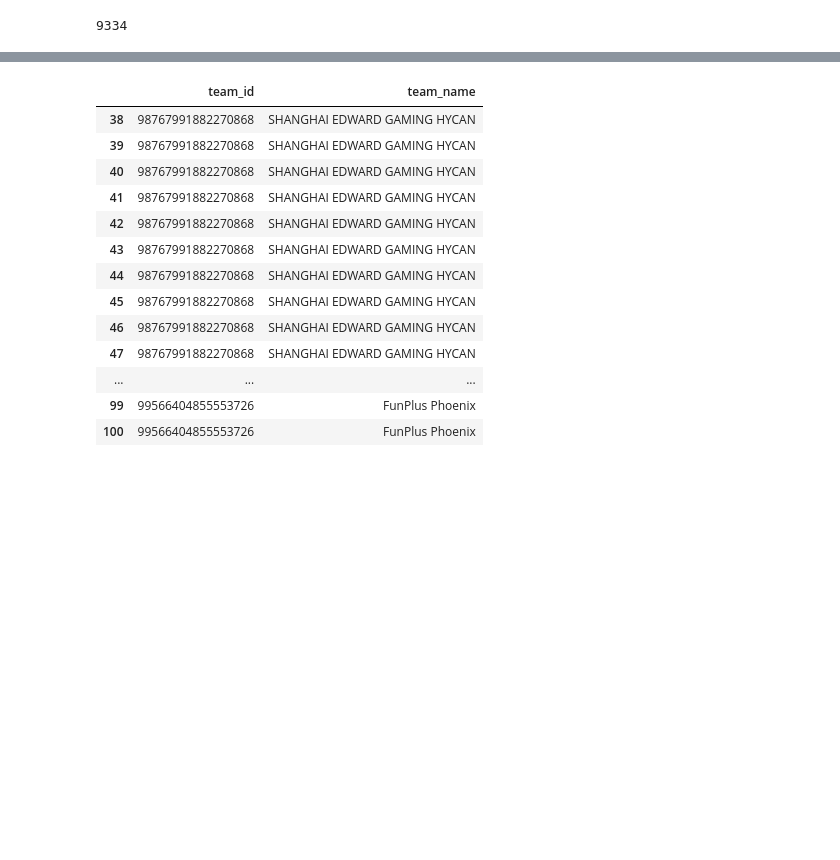
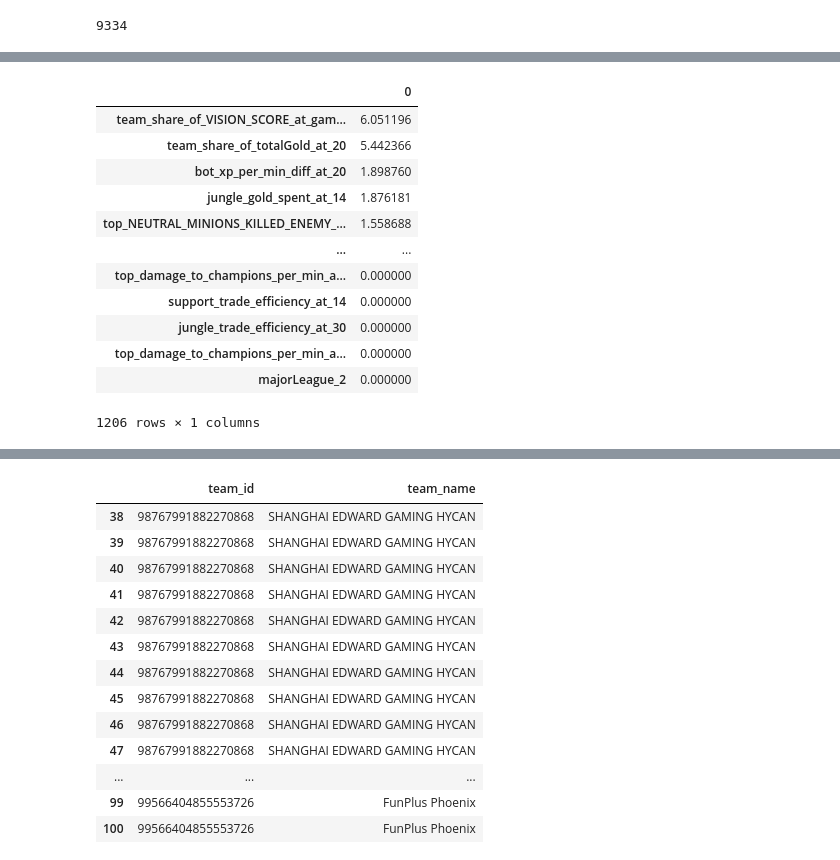
Before and after one commit to brjhsu/LeagueRankings, a Jupyter notebook: Tournaments Aggregation catDiff.ipynb, the cells around one changed output, grey strips where cells are left out. Drawn from its saved outputs; the diff is of its cells as text; code cells hidden in the pictures; blank space fills up the shorter version.

```diff
--- a/Tournaments Aggregation catDiff.ipynb
+++ b/Tournaments Aggregation catDiff.ipynb
@@ -302,8 +365,17 @@ print(f"Baseline accuracy domestic: {accuracy_score(y_test[~international_ix_tes
 # %%
 # Check the feature importance of the model
-feature_importance = model.get_score(importance_type='gain')
-keys = list(feature_importance.keys())
-values = list(feature_importance.values())
-
-data = pd.DataFrame(data=values, index=keys, columns=["score"]).sort_values(by = "score", ascending=False)
-data.nlargest(20, columns="score").plot(kind='barh', figsize = (20,10)) ## plot top 40 features
+pd.DataFrame({x: y for x, y in zip(X_train.columns, model.get_feature_importance())}, index = [0]).T.sort_values(by=0, ascending=False)
+# %% [output]
+|  | 0 |
+| team_share_of_VISION_SCORE_at_gam... | 6.051196 |
+| team_share_of_totalGold_at_20 | 5.442366 |
+| bot_xp_per_min_diff_at_20 | 1.898760 |
+| jungle_gold_spent_at_14 | 1.876181 |
+| top_NEUTRAL_MINIONS_KILLED_ENEMY_... | 1.558688 |
+| ... | ... |
+| top_damage_to_champions_per_min_a... | 0.000000 |
+| support_trade_efficiency_at_14 | 0.000000 |
+| jungle_trade_efficiency_at_30 | 0.000000 |
+| top_damage_to_champions_per_min_a... | 0.000000 |
+| majorLeague_2 | 0.000000 |
+1206 rows × 1 columns
```
Also changed, not shown: parts of 13 cells of this notebook, 1 other file.
